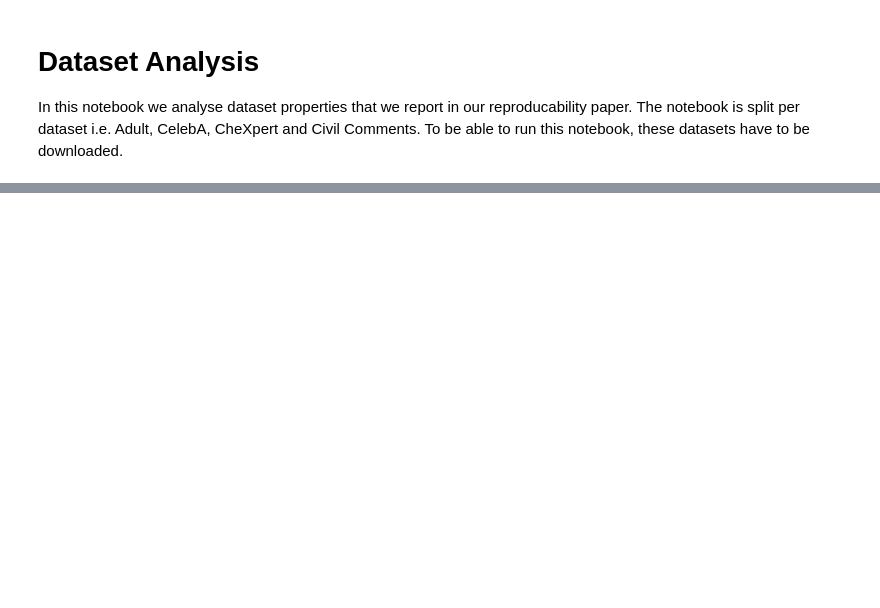
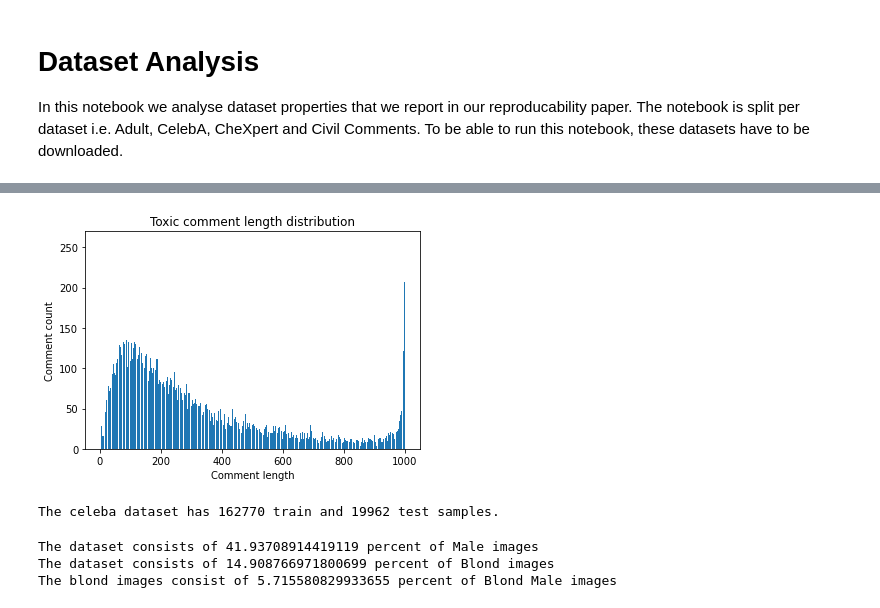
Before and after one commit to lodewijkvankeizerswaard/FSCS, a Jupyter notebook: datasets.ipynb, the cells around one changed output, grey strips where cells are left out. Saved outputs shown, nothing was run; the diff lists cells and outputs as text; code cells hidden in the pictures; blank space fills up the shorter version.

```diff
--- a/datasets.ipynb
+++ b/datasets.ipynb
@@ -41,0 +112,65 @@ hours-per-week
+# %%
+train_toxicity = train["toxicity"]
+
+len_dict = defaultdict(lambda: 0)
+for i, j in zip(train_text, train_toxicity):
+    if j >= 0.5:
+        len_dict[len(i)] += 1
+sorted_dict_list = sorted(len_dict.items())
+x = []
+y = []
+for i in sorted_dict_list:
+    x.append(i[0])
+    y.append(i[1])
+
+
+plt.bar(x, y)
+plt.xlabel("Comment length")
+plt.ylabel("Comment count")
+plt.title("Toxic comment length distribution")
+plt.show()
+# %% [output]
+[figure, added]
+# %%
+celeba_train, _ = get_train_validation_set("celeba")
+celeba_test = get_test_set("celeba")
+
+celeba_train_rows = len(celeba_train)
+celeba_test_rows = len(celeba_test)
+
+summary_celeba = ("The celeba dataset has {} train and {} test samples.").format(celeba_train_rows, celeba_test_rows)
+
+print(summary_celeba)
+# %% [output]
+The celeba dataset has 162770 train and 19962 test samples.
+# %%
+train = celeba_train.anno_table
+train_rows = train[["image", "Blond_Hair", "Male"]]
+blond_rows = train_rows["Blond_Hair"]
+male_rows = train_rows["Male"]
+image_rows = train_rows["image"]
+
+male_images = []
+blond_images = []
+blond_male_images = []
+
+for i, j in zip(image_rows, male_rows):
+    if j == 1:
+        male_images.append(i)
+
+for i, j in zip(image_rows, blond_rows):
+    if j == 1:
+        blond_images.append(i)
+
+for i, j, k in zip(image_rows, blond_rows, male_rows):
+    if j == 1 and k == 1:
+        blond_male_images.append(i)
+
+
+print("The dataset consists of {} percent of Male images".format((len(male_images) / len(train_rows))*100))
+print("The dataset consists of {} percent of Blond images".format((len(blond_images) / len(train_rows))*100))
+print("The blond images consist of {} percent of Blond Male images".format((len(blond_male_images) / len(blond_images))*100))
+# %% [output]
+The dataset consists of 41.93708914419119 percent of Male images
+The dataset consists of 14.908766971800699 percent of Blond images
+The blond images consist of 5.715580829933655 percent of Blond Male images
```
Also changed, not shown: parts of 5 cells of this notebook, 2 other files.
